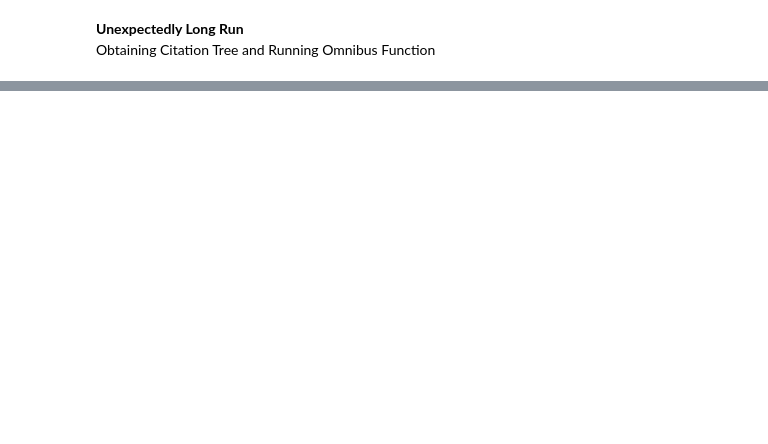
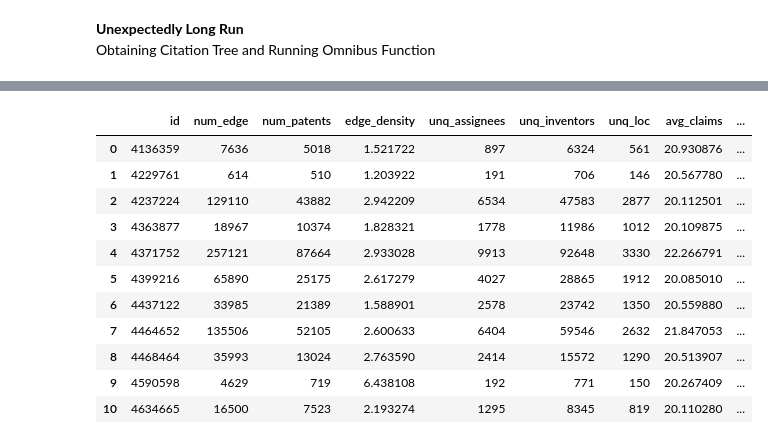
Before and after one commit to justinhjy1004/patent, a Jupyter notebook: 12_Low_Hanging_Fruits.ipynb, the cells around one changed output, grey strips where cells are left out. Drawn from its saved outputs; the diff is of its cells as text; code cells hidden in the pictures; blank space fills up the shorter version.

```diff
--- a/12_Low_Hanging_Fruits.ipynb
+++ b/12_Low_Hanging_Fruits.ipynb
@@ -148,9 +164,9 @@ citation_tree.head()
 **Unexpectedly Long Run** <br>
 Obtaining Citation Tree and Running Omnibus Function
 # %%
+data = []
 for i in range(num_sample):
     citation_tree = conn.query_citation_tree(random_list[i])
-    print(len(citation_tree))
     if len(citation_tree) != 0:
-        dataset = dataset.append(omnibus_fx(citation_tree,random_list[i]), ignore_index=True)
+        data.append(omnibus_fx(citation_tree,random_list[i]))
 # %% [output]
@@ -175,0 +205,9 @@ dataset.head()
+# %%
+important_patents = list(df['id'])
+# %%
+important_data = []
+for i in important_patents:
+    citation_tree = conn.query_citation_tree(i)
+    print(i)
+    important_data.append(omnibus_fx(citation_tree,i))
+    del citation_tree
@@ -175,0 +227,4 @@ dataset.head()
+# %%
+dataset_important = pd.DataFrame(important_data, columns = ["id","num_edge","num_patents","edge_density",
+                                  "unq_assignees","unq_inventors", "unq_loc",
+                                  "avg_claims","avg_sim"])
@@ -175,0 +233,15 @@ dataset.head()
+# %%
+dataset_important.head(15)
+# %% [output]
+|  | id | num_edge | num_patents | edge_density | unq_assignees | unq_inventors | unq_loc | avg_claims | ... |
+| 0 | 4136359 | 7636 | 5018 | 1.521722 | 897 | 6324 | 561 | 20.930876 | ... |
+| 1 | 4229761 | 614 | 510 | 1.203922 | 191 | 706 | 146 | 20.567780 | ... |
+| 2 | 4237224 | 129110 | 43882 | 2.942209 | 6534 | 47583 | 2877 | 20.112501 | ... |
+| 3 | 4363877 | 18967 | 10374 | 1.828321 | 1778 | 11986 | 1012 | 20.109875 | ... |
+| 4 | 4371752 | 257121 | 87664 | 2.933028 | 9913 | 92648 | 3330 | 22.266791 | ... |
+| 5 | 4399216 | 65890 | 25175 | 2.617279 | 4027 | 28865 | 1912 | 20.085010 | ... |
+| 6 | 4437122 | 33985 | 21389 | 1.588901 | 2578 | 23742 | 1350 | 20.559880 | ... |
+| 7 | 4464652 | 135506 | 52105 | 2.600633 | 6404 | 59546 | 2632 | 21.847053 | ... |
+| 8 | 4468464 | 35993 | 13024 | 2.763590 | 2414 | 15572 | 1290 | 20.513907 | ... |
+| 9 | 4590598 | 4629 | 719 | 6.438108 | 192 | 771 | 150 | 20.267409 | ... |
+| 10 | 4634665 | 16500 | 7523 | 2.193274 | 1295 | 8345 | 819 | 20.110280 | ... |
```
Also changed, not shown: parts of 7 cells of this notebook, 7 other files.
